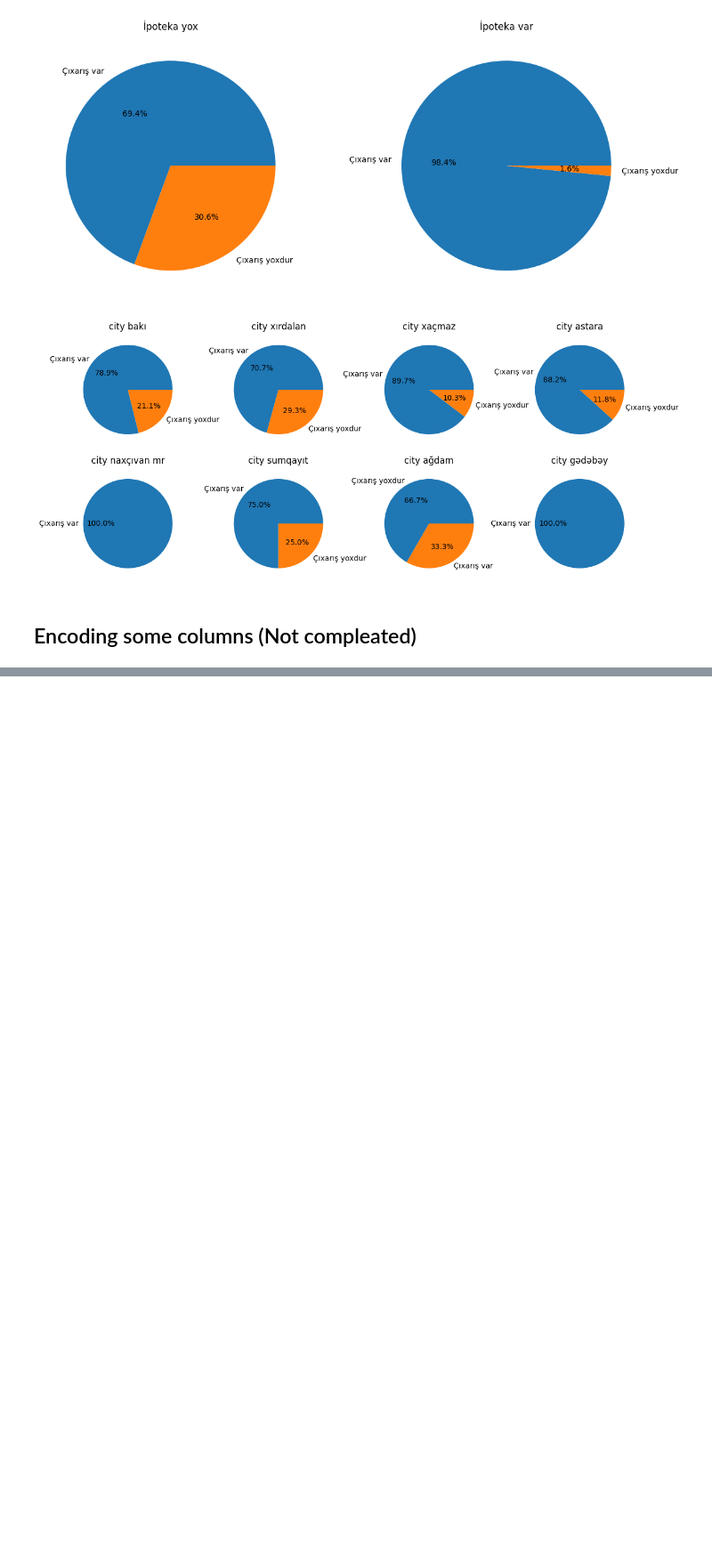
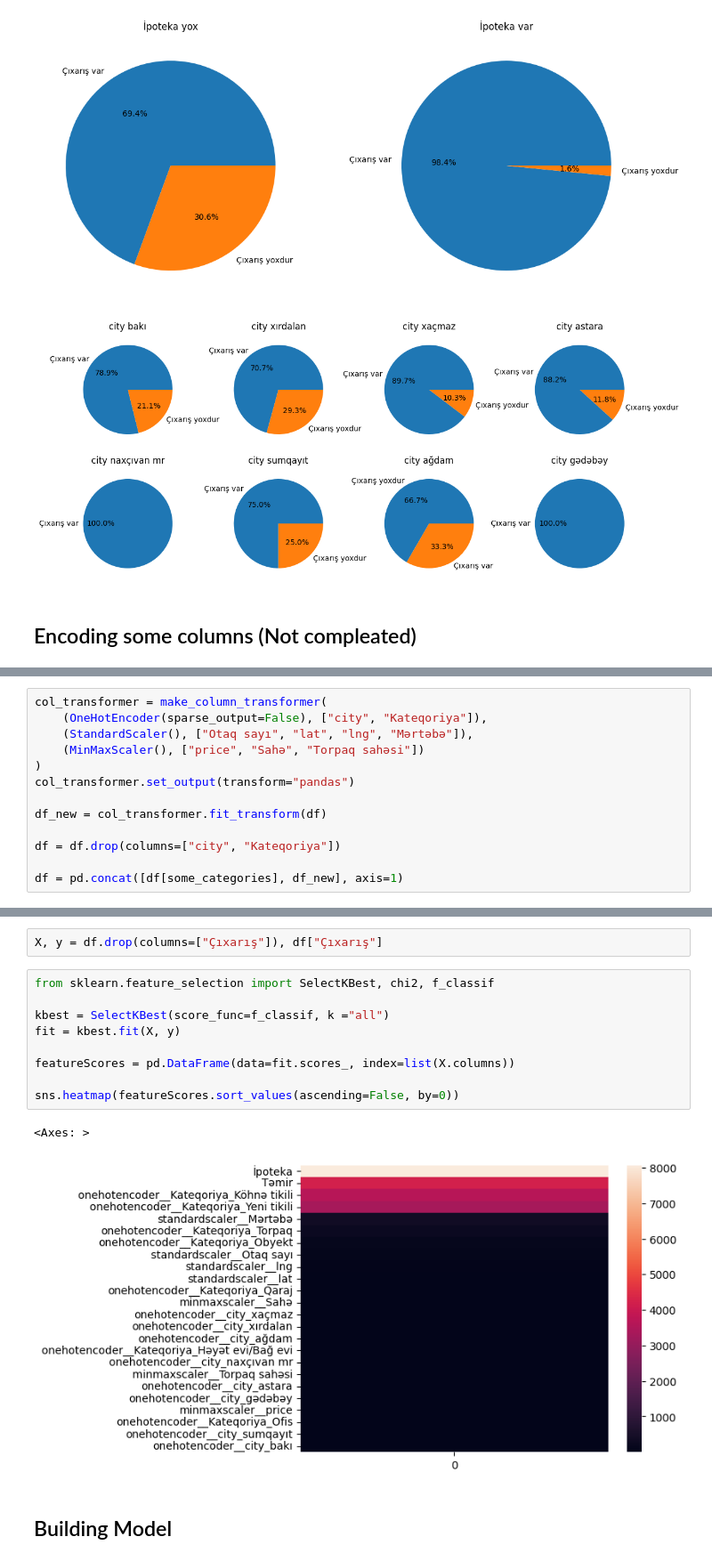
Before and after one commit to nzrv0/Machine-Learning, a Jupyter notebook: classification.ipynb, the cells around one changed output, grey strips where cells are left out. Shown at 89% size. Drawn from its saved outputs; the diff is of its cells as text; blank space fills up the shorter version.

Commit message:
feature selection need on classification problem

```diff
--- a/classification.ipynb
+++ b/classification.ipynb
@@ -182 +204,14 @@ for item in columns:
+# %%
+col_transformer = make_column_transformer(
+    (OneHotEncoder(sparse_output=False), ["city", "Kateqoriya"]),
+    (StandardScaler(), ["Otaq sayı", "lat", "lng", "Mərtəbə"]),
+    (MinMaxScaler(), ["price", "Sahə", "Torpaq sahəsi"])
+)
+col_transformer.set_output(transform="pandas")
+
+df_new = col_transformer.fit_transform(df)
+
+df = df.drop(columns=["city", "Kateqoriya"])
+
+df = pd.concat([df[some_categories], df_new], axis=1)
 # %%
@@ -213,0 +247,16 @@ for item in ["İpoteka", "Təmir", "Çıxarış"]:
+# %%
+X, y = df.drop(columns=["Çıxarış"]), df["Çıxarış"]
+# %%
+from sklearn.feature_selection import SelectKBest, chi2, f_classif
+
+kbest = SelectKBest(score_func=f_classif, k ="all")
+fit = kbest.fit(X, y)
+
+featureScores = pd.DataFrame(data=fit.scores_, index=list(X.columns))
+
+sns.heatmap(featureScores.sort_values(ascending=False, by=0))
+# %% [output]
+<Axes: >
+[figure, added]
+# %% [markdown]
+## Building Model
```
Also changed, not shown: parts of 19 cells of this notebook, 2 other files.
